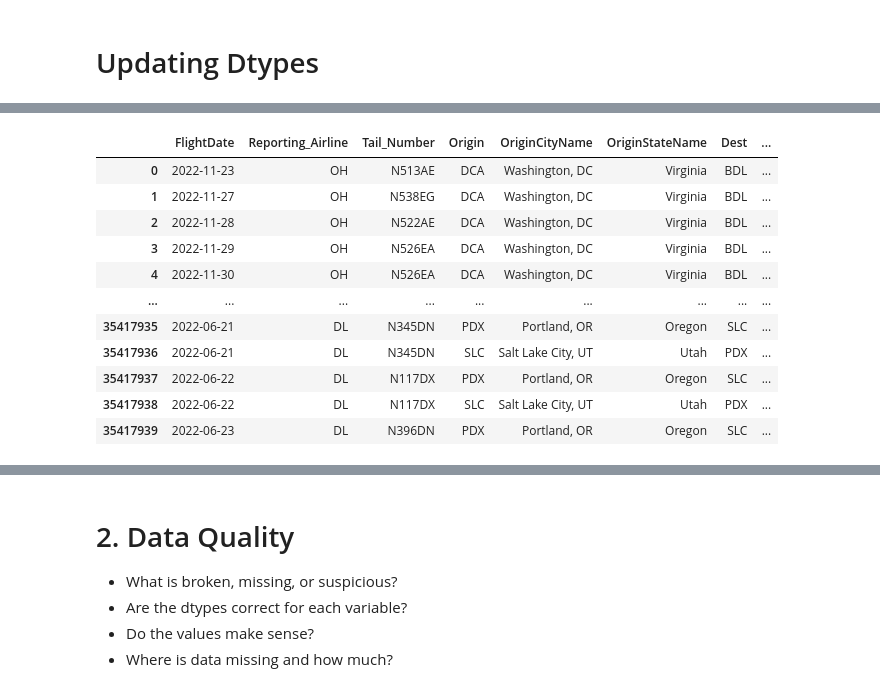
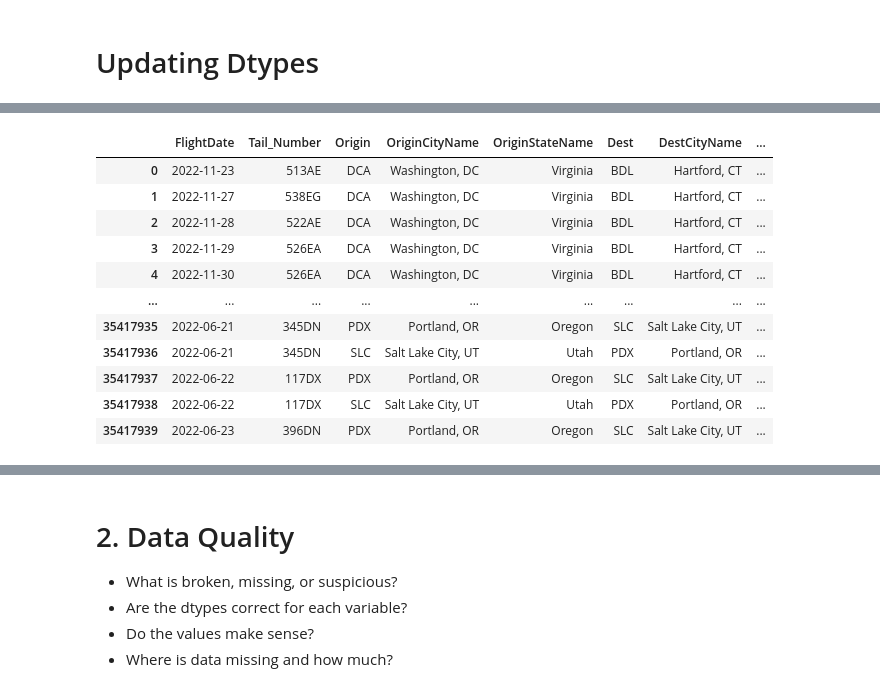
Before and after one commit to oubrando/eda-project, a Jupyter notebook: notebooks/Trace_Recon.ipynb, the cells around one changed output, grey strips where cells are left out. Drawn from its saved outputs; the diff is of its cells as text; code cells hidden in the pictures.

```diff
--- a/notebooks/Trace_Recon.ipynb
+++ b/notebooks/Trace_Recon.ipynb
@@ -266,14 +268,3 @@ Data columns (total 31 columns):
  30  DivReachedDest      float64
 dtypes: datetime64[ns](3), float64(19), object(9)
 memory usage: 8.2+ GB
-# %%
-df['dep_country'] = ' '
-df['dest_country'] = ' '
-
-df_airports = df_airports.rename(columns={'lid': 'airport_code'})
-df = df.merge(df_airports[['airport_code', 'country']], left_on='Origin', right_on='airport_code', how='left')
-df = df.merge(df_airports[['airport_code', 'country']], left_on='Dest', right_on='airport_code', how='left')
-mask = (df['dep_country'] != 'US') | (df['dest_country'] != 'US')
-df.loc[mask, 'international'] = 'International'
-df.loc[~mask, 'international'] = 'Domestic'
-df
@@ -282,49 +271,60 @@ MergeError: Passing 'suffixes' which cause duplicate columns {'country_x', 'airp
 # %%
-#Extracting time only for departure and arrival times
-df['CRSDepTime'] = df['CRSDepTime'].dt.time
-df['CRSArrTime'] = df['CRSArrTime'].dt.time
-
-#Checking that earliest date of dataset to be January 1, 2020
-earliest_flight = df['FlightDate'].min()
-latest_flight = df['FlightDate'].max()
-print("Earliest Flight Date:", earliest.dt.date)
-print("Latest Flight Date:", latest.dt.date)
-
 #Aircraft.csv
-["Tail_Number"] = ["Tail_Number"].str.lstrip("N") #Removing leading "N" from Tail Number (this is to be able to properly match the tail number with the correct make and model aircraft from the Aircraft.csv
+df['Tail_Number'] = df['Tail_Number'].str.lstrip('N') #Removing leading "N" from Tail Number (this is to be able to properly match the tail number with the correct make and model aircraft from the Aircraft.csv
 
 df_aircraft = df_aircraft.drop(columns='MFR MDL CODE') #Dropping column, 'MFR MDL CODE' in aircraft DF
 
 df_aircraft = df_aircraft.rename(columns= { #Changing feature names for Aircraft.csv
     'N-NUMBER': 'Tail_Number',
     'MFR': 'Manufacturer',
     'NO-SEATS': 'Number_of_Seats'
 })
-df_merged = df_mod.merge(mod_aircraft, on='Tail_Number', how='left') #Merging Aircraft DF
-
-#Adding columns, dep_country & arr_country to main dataframe to setup for merge with Airport DF
-df['dep_country'] = ' '
-df['dest_country'] = ' '
+df = df.merge(df_aircraft, on='Tail_Number', how='left') #Merging Aircraft DF
 
 #Airport.csv
-df_airports = df_airports.rename(columns={'lid': 'airport_code'})
-df = df.merge(airports[['airport_code', 'country']], left_on='origin', right_on='airport_code', how='left')
-df = df.merge(df_airports[['airport_code', 'country']], left_on='Dest', right_on='airport_code', how='left')
+dep_airports = df_airports.copy()
+dep_airports = dep_airports.rename(columns={'lid': 'DepAirport_code',
+                                          'country': 'dep_country'})
+df = df.merge(dep_airports[['DepAirport_code', 'dep_country']], left_on='Origin', right_on='DepAirport_code', how='left')
+
+dest_airports = df_airports.copy()
+dest_airports = dest_airports.rename(columns={'lid': 'DestAirport_code',
+                                          'country': 'dest_country'})
+df = df.merge(dest_airports[['DestAirport_code', 'dest_country']], left_on='Dest', right_on='DestAirport_code', how='left')
 
 mask = (df['dep_country'] != 'US') | (df['dest_country'] != 'US')
 df.loc[mask, 'international'] = 'International'
 df.loc[~mask, 'international'] = 'Domestic'
+df = df.drop(columns=['DepAirport_code', 'dep_country', 'DestAirport_code', 'dest_country'])
+
+#Airline.csv
+df_airline = df_airline.rename(columns= {'OP_UNIQUE_CARRIER': 'Reporting_Airline'})
+df = df.merge(df_airline, on='Reporting_Airline', how='left')
+df = df.rename(columns= { 'international': 'flight_type',
+                          'Description': 'Airline'})
+df['Airline'] = df['Airline'].replace({
+    'American Airlines Inc.': 'American Airlines',
+    'Alaska Airlines Inc.': 'Alaska Airlines',
+    'Delta Air Lines Inc.': 'Delta Airlines',
+    'Frontier Airlines Inc.': 'Frontier Airlines',
+    'Hawaiian Airlines Inc.': 'Hawaiian Airlines',
+    'PSA Airlines Inc.': 'PSA Airlines',
+    'Skywest Airlines Inc.': 'Skywest Airlines',
+    'United Air Lines Inc.': 'United Airlines',
+    'Southwest Airlines Co.': 'Southwest Airlines',
+})
+df = df.drop(columns=['Reporting_Airline'])
 df
 # %% [output]
-|  | FlightDate | Reporting_Airline | Tail_Number | Origin | OriginCityName | OriginStateName | Dest | ... |
-| 0 | 2022-11-23 | OH | N513AE | DCA | Washington, DC | Virginia | BDL | ... |
-| 1 | 2022-11-27 | OH | N538EG | DCA | Washington, DC | Virginia | BDL | ... |
-| 2 | 2022-11-28 | OH | N522AE | DCA | Washington, DC | Virginia | BDL | ... |
-| 3 | 2022-11-29 | OH | N526EA | DCA | Washington, DC | Virginia | BDL | ... |
-| 4 | 2022-11-30 | OH | N526EA | DCA | Washington, DC | Virginia | BDL | ... |
+|  | FlightDate | Tail_Number | Origin | OriginCityName | OriginStateName | Dest | DestCityName | ... |
+| 0 | 2022-11-23 | 513AE | DCA | Washington, DC | Virginia | BDL | Hartford, CT | ... |
+| 1 | 2022-11-27 | 538EG | DCA | Washington, DC | Virginia | BDL | Hartford, CT | ... |
+| 2 | 2022-11-28 | 522AE | DCA | Washington, DC | Virginia | BDL | Hartford, CT | ... |
+| 3 | 2022-11-29 | 526EA | DCA | Washington, DC | Virginia | BDL | Hartford, CT | ... |
+| 4 | 2022-11-30 | 526EA | DCA | Washington, DC | Virginia | BDL | Hartford, CT | ... |
 | ... | ... | ... | ... | ... | ... | ... | ... | ... |
-| 35417935 | 2022-06-21 | DL | N345DN | PDX | Portland, OR | Oregon | SLC | ... |
-| 35417936 | 2022-06-21 | DL | N345DN | SLC | Salt Lake City, UT | Utah | PDX | ... |
-| 35417937 | 2022-06-22 | DL | N117DX | PDX | Portland, OR | Oregon | SLC | ... |
-| 35417938 | 2022-06-22 | DL | N117DX | SLC | Salt Lake City, UT | Utah | PDX | ... |
-| 35417939 | 2022-06-23 | DL | N396DN | PDX | Portland, OR | Oregon | SLC | ... |
+| 35417935 | 2022-06-21 | 345DN | PDX | Portland, OR | Oregon | SLC | Salt Lake City, UT | ... |
+| 35417936 | 2022-06-21 | 345DN | SLC | Salt Lake City, UT | Utah | PDX | Portland, OR | ... |
+| 35417937 | 2022-06-22 | 117DX | PDX | Portland, OR | Oregon | SLC | Salt Lake City, UT | ... |
+| 35417938 | 2022-06-22 | 117DX | SLC | Salt Lake City, UT | Utah | PDX | Portland, OR | ... |
+| 35417939 | 2022-06-23 | 396DN | PDX | Portland, OR | Oregon | SLC | Salt Lake City, UT | ... |
```
Also changed, not shown: parts of 12 cells of this notebook.
